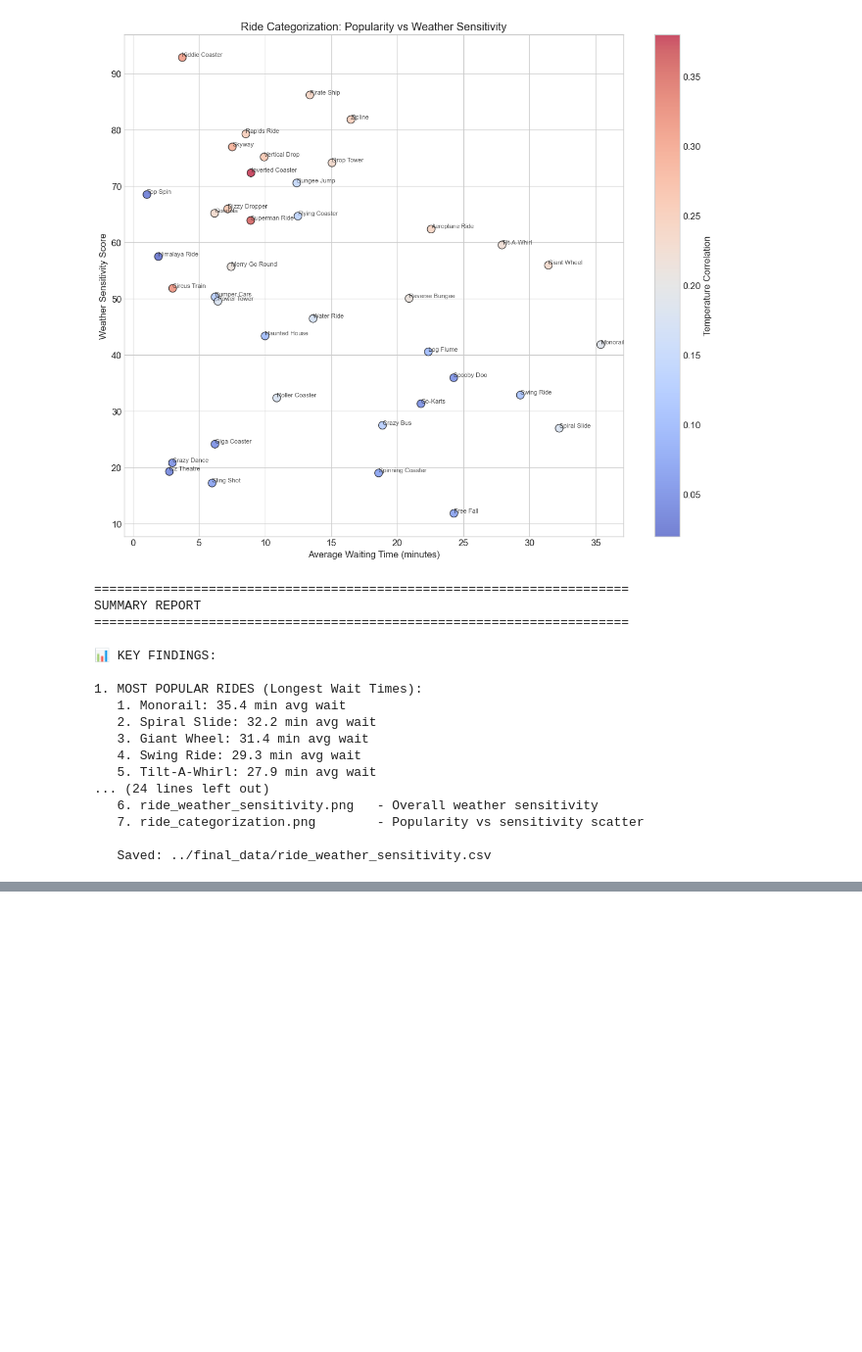
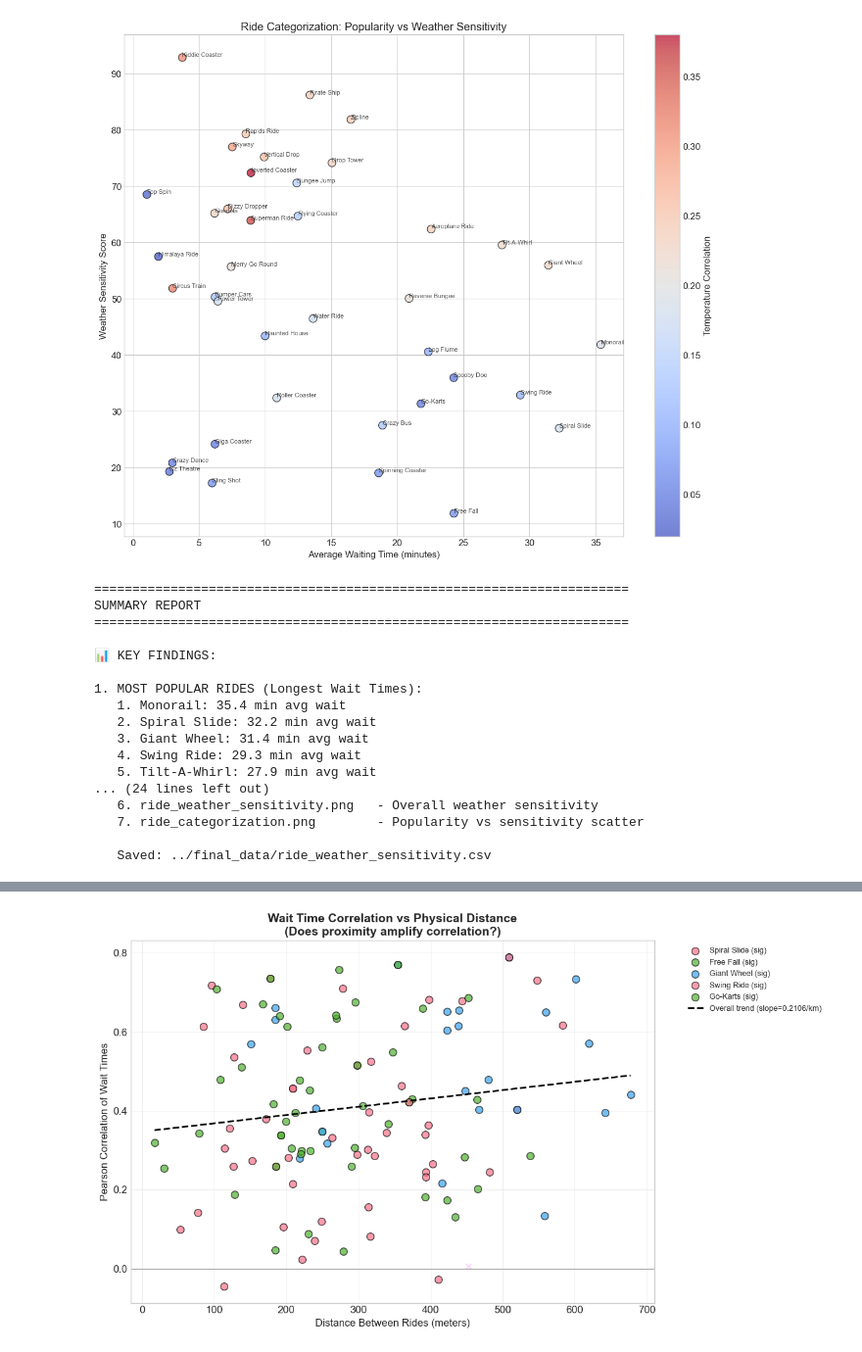
Before and after one commit to Artur-Gar/Hackathon-Eleven-Strategy, a Jupyter notebook: notebooks/data_exploration_weather.ipynb, the cells around one changed output, grey strips where cells are left out. Shown at 98% size. Saved outputs shown, nothing was run; the diff lists cells and outputs as text; code cells hidden in the pictures; blank space fills up the shorter version.

Commit message:
Add final_data (excluding waiting_times.csv)

```diff
--- a/notebooks/data_exploration_weather.ipynb
+++ b/notebooks/data_exploration_weather.ipynb
@@ -1492,0 +1582,92 @@ mapping_df
+# %%
+# ============================================================
+# 13e. EXTENDED ANALYSIS – All rides (not just nearby) & correlation matrix
+# ============================================================
+
+# For broader analysis: check if there's a park-wide spillover effect
+# When the TOP ride is packed, do ALL other rides see more visitors?
+
+print("="*70)
+print("PARK-WIDE SPILLOVER: When top rides are packed, what happens elsewhere?")
+print("="*70)
+
+parkwide_results = []
+
+for top_ride in top_attractions:
+    # Get packed time slots for this top ride
+    top_data = ride_hourly[ride_hourly['ride'] == top_ride][['date', 'hour', 'packed', 'wait_time']].copy()
+    top_data = top_data.rename(columns={'wait_time': 'top_wait', 'packed': 'top_packed'})
+
+    other_rides = [r for r in pa_rides if r != top_ride]
+
+    for other_ride in other_rides:
+        other_data = ride_hourly[ride_hourly['ride'] == other_ride][['date', 'hour', 'wait_time', 'guests']].copy()
+        merged = pd.merge(other_data, top_data[['date', 'hour', 'top_packed', 'top_wait']],
+                         on=['date', 'hour'], how='inner')
+
+        if len(merged) < 50:
+            continue
+
+        # Correlation between top ride wait time and other ride wait time
+        corr, p_corr = stats.pearsonr(merged['top_wait'], merged['wait_time'])
+
+        # Distance
+        dist = dist_matrix.loc[top_ride, other_ride] if other_ride in dist_matrix.columns else np.nan
+
+        parkwide_results.append({
+            'top_ride': top_ride,
+            'other_ride': other_ride,
+            'distance_m': dist,
+            'correlation': corr,
+            'p_value': p_corr,
+            'n_obs': len(merged),
+        })
+
+parkwide_df = pd.DataFrame(parkwide_results)
+
+# --- Plot: Correlation vs Distance ---
+fig, ax = plt.subplots(figsize=(12, 7))
+for top_ride in top_attractions:
+    subset = parkwide_df[parkwide_df['top_ride'] == top_ride]
+    sig = subset['p_value'] < 0.05
+    ax.scatter(subset.loc[sig, 'distance_m'], subset.loc[sig, 'correlation'],
+               s=70, alpha=0.7, label=f'{top_ride} (sig)', edgecolor='black')
+    ax.scatter(subset.loc[~sig, 'distance_m'], subset.loc[~sig, 'correlation'],
+               s=40, alpha=0.3, marker='x')
+
+# Overall trendline
+valid = parkwide_df.dropna(subset=['distance_m', 'correlation'])
+if len(valid) > 5:
+    z = np.polyfit(valid['distance_m'], valid['correlation'], 1)
+    p_line = np.poly1d(z)
+    x_range = np.linspace(valid['distance_m'].min(), valid['distance_m'].max(), 100)
+    ax.plot(x_range, p_line(x_range), '--', color='black', linewidth=2,
+            label=f'Overall trend (slope={z[0]*1000:.4f}/km)')
+
+ax.set_xlabel('Distance Between Rides (meters)', fontsize=12)
+ax.set_ylabel('Pearson Correlation of Wait Times', fontsize=12)
+ax.set_title('Wait Time Correlation vs Physical Distance\n(Does proximity amplify correlation?)',
+             fontsize=14, fontweight='bold')
+ax.axhline(y=0, color='gray', linewidth=0.5)
+ax.legend(fontsize=9, bbox_to_anchor=(1.05, 1), loc='upper left')
+ax.grid(True, alpha=0.3)
+plt.tight_layout()
+plt.savefig('../correlation_vs_distance.png', dpi=150, bbox_inches='tight')
+plt.show()
+
+# Summary stats
+print(f"\nOverall correlation between top ride wait time and other rides:")
+print(f"  Mean correlation: {parkwide_df['correlation'].mean():.3f}")
+print(f"  Median correlation: {parkwide_df['correlation'].median():.3f}")
+print(f"  Significant pairs (p<0.05): {(parkwide_df['p_value'] < 0.05).sum()} / {len(parkwide_df)}")
+
+# Does distance matter?
+if len(valid) > 5:
+    dist_corr, dist_p = stats.pearsonr(valid['distance_m'], valid['correlation'])
+    print(f"\n  Correlation between distance and wait-time-correlation: r={dist_corr:.3f}, p={dist_p:.4f}")
+    if dist_p < 0.05:
+        direction = "closer rides have HIGHER correlation" if dist_corr < 0 else "farther rides have HIGHER correlation"
+        print(f"  → Statistically significant: {direction}")
+    else:
+        print(f"  → Not statistically significant (distance doesn't clearly affect spillover)")
+# %% [output]
@@ -1492,0 +1677 @@ mapping_df
+[figure, added]
```
Also changed, not shown: parts of 14 cells of this notebook, 31 other files.
